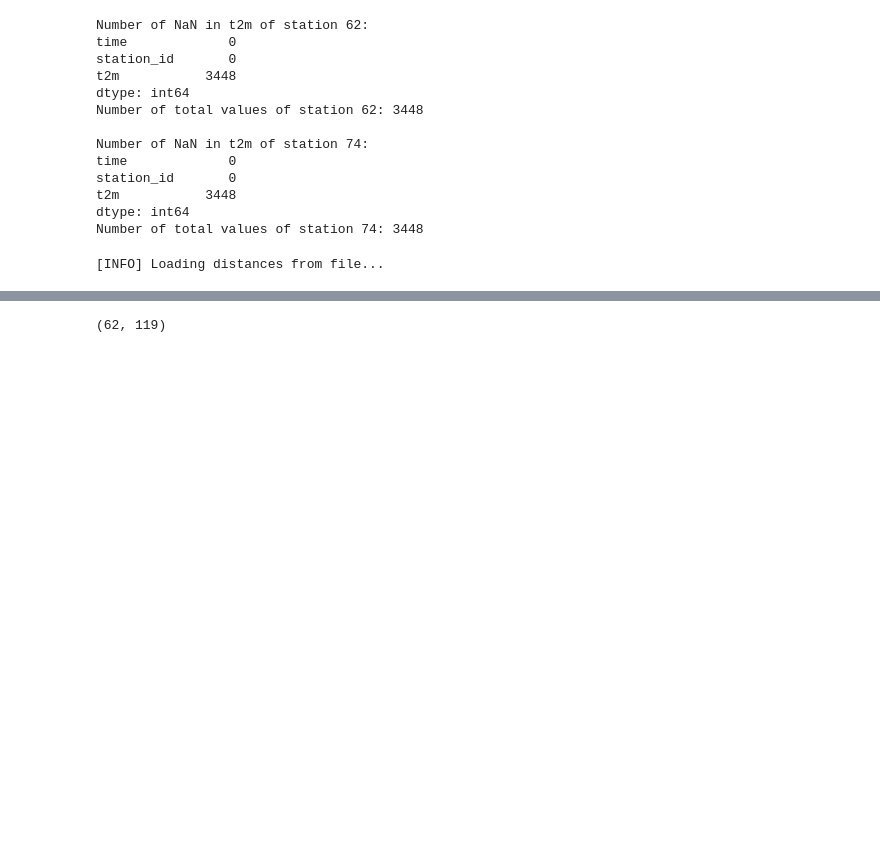
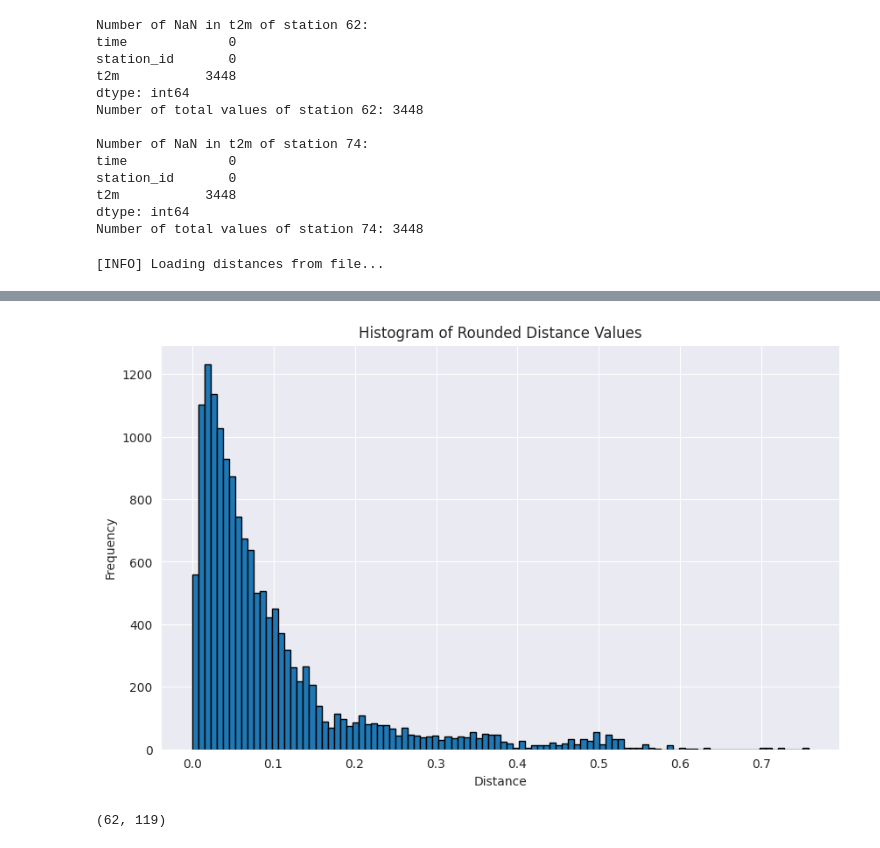
Before and after one commit to leachen01/gnnpp, a Jupyter notebook: exploration/graph_creation/graph_eda.ipynb, the cells around one changed output, grey strips where cells are left out. Cells and saved outputs as stored; diff of their text form; code cells hidden in the pictures; blank space fills up the shorter version.

```diff
--- a/exploration/graph_creation/graph_eda.ipynb
+++ b/exploration/graph_creation/graph_eda.ipynb
@@ -111,3 +115,15 @@ plt.show()
+# %%
+rounded3 = d3mat.flatten()
+# Plotting the histogram
+plt.figure(figsize=(10, 6))
+plt.hist(rounded3, bins=100, edgecolor='black')
+plt.title('Histogram of Rounded Distance Values')
+plt.xlabel('Distance')
+plt.ylabel('Frequency')
+plt.grid(True)
+plt.show()
+# %% [output]
+[figure, added]
 # %%
 np.unravel_index(np.argmax(d3mat), d3mat.shape)
 # %% [output]
```
Also changed, not shown: parts of 3 cells of this notebook, 5 other files.
